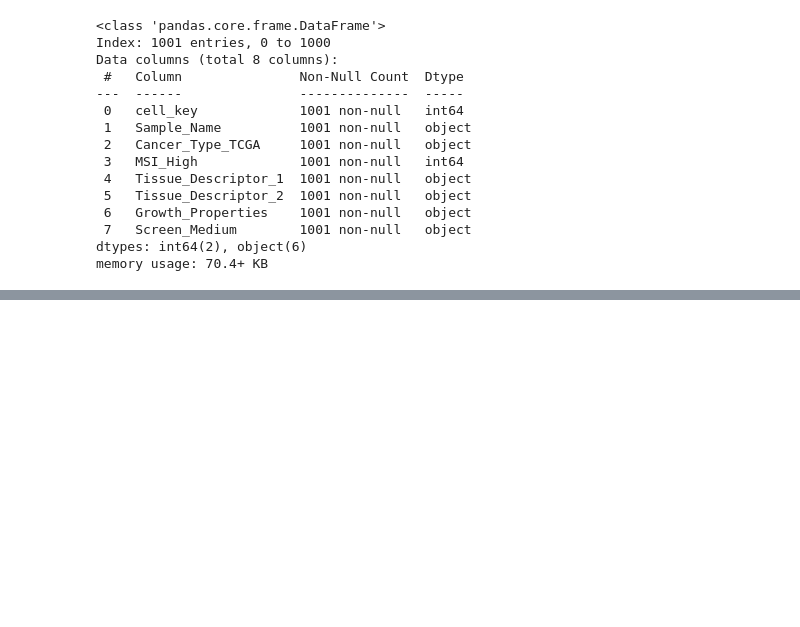
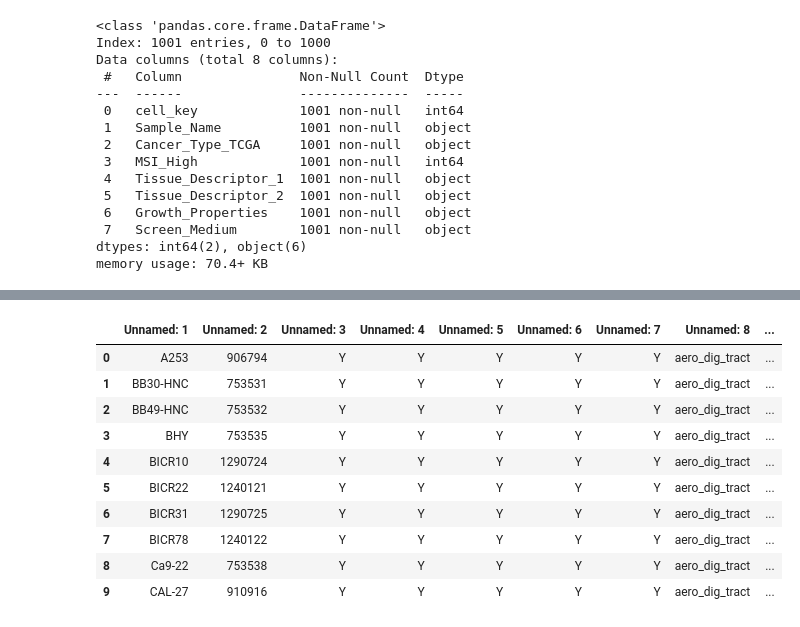
Before and after one commit to niladri-roy/Personalized-Drug-Response-Prediction, a Jupyter notebook: Personalized-Drug-Response-Prediction.ipynb, the cells around one changed output, grey strips where cells are left out. Cells and saved outputs as stored; diff of their text form; code cells hidden in the pictures; blank space fills up the shorter version.

```diff
--- a/Personalized-Drug-Response-Prediction.ipynb
+++ b/Personalized-Drug-Response-Prediction.ipynb
@@ -555,0 +604,6 @@ memory usage: 70.4+ KB
+# %%
+# Remove the first column
+cl2 = cl2.iloc[:, 1:]
+
+# Remove the first 3 rows
+cl2 = cl2.iloc[3:].reset_index(drop=True)
@@ -555,0 +628,14 @@ memory usage: 70.4+ KB
+# %%
+cl2.head(10)
+# %% [output]
+|  | Unnamed: 1 | Unnamed: 2 | Unnamed: 3 | Unnamed: 4 | Unnamed: 5 | Unnamed: 6 | Unnamed: 7 | Unnamed: 8 | ... |
+| 0 | A253 | 906794 | Y | Y | Y | Y | Y | aero_dig_tract | ... |
+| 1 | BB30-HNC | 753531 | Y | Y | Y | Y | Y | aero_dig_tract | ... |
+| 2 | BB49-HNC | 753532 | Y | Y | Y | Y | Y | aero_dig_tract | ... |
+| 3 | BHY | 753535 | Y | Y | Y | Y | Y | aero_dig_tract | ... |
+| 4 | BICR10 | 1290724 | Y | Y | Y | Y | Y | aero_dig_tract | ... |
+| 5 | BICR22 | 1240121 | Y | Y | Y | Y | Y | aero_dig_tract | ... |
+| 6 | BICR31 | 1290725 | Y | Y | Y | Y | Y | aero_dig_tract | ... |
+| 7 | BICR78 | 1240122 | Y | Y | Y | Y | Y | aero_dig_tract | ... |
+| 8 | Ca9-22 | 753538 | Y | Y | Y | Y | Y | aero_dig_tract | ... |
+| 9 | CAL-27 | 910916 | Y | Y | Y | Y | Y | aero_dig_tract | ... |
```
Also changed, not shown: parts of 10 cells of this notebook.
